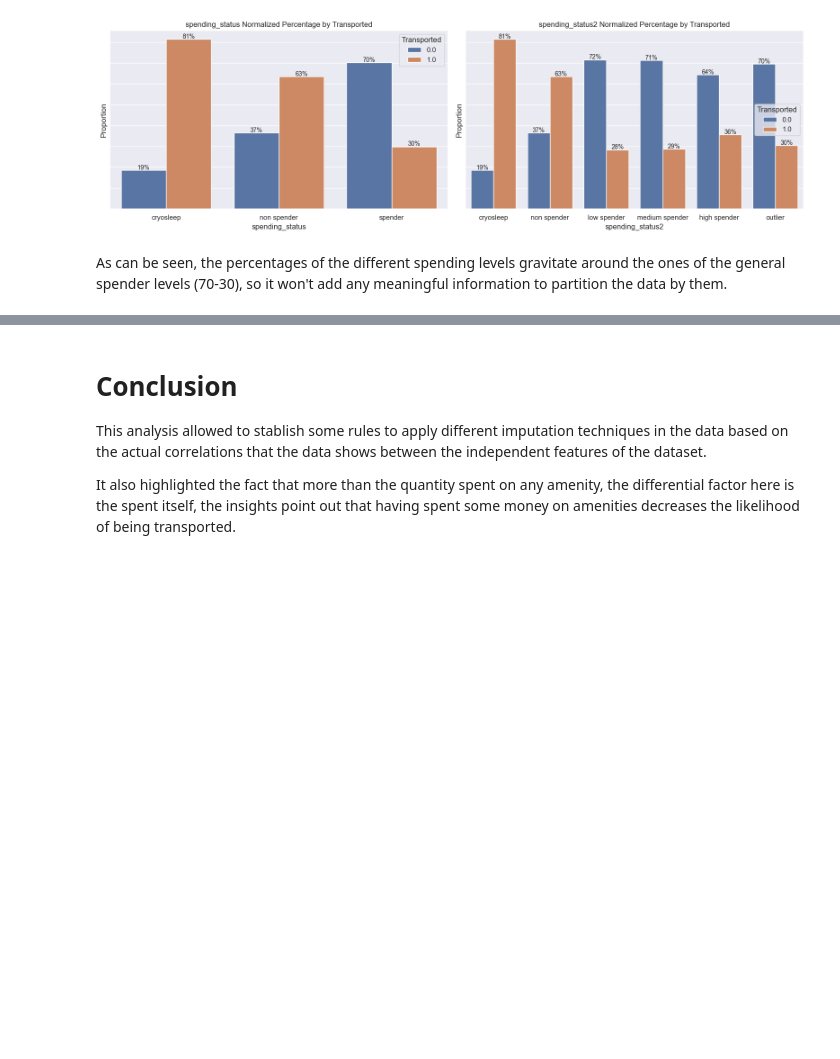
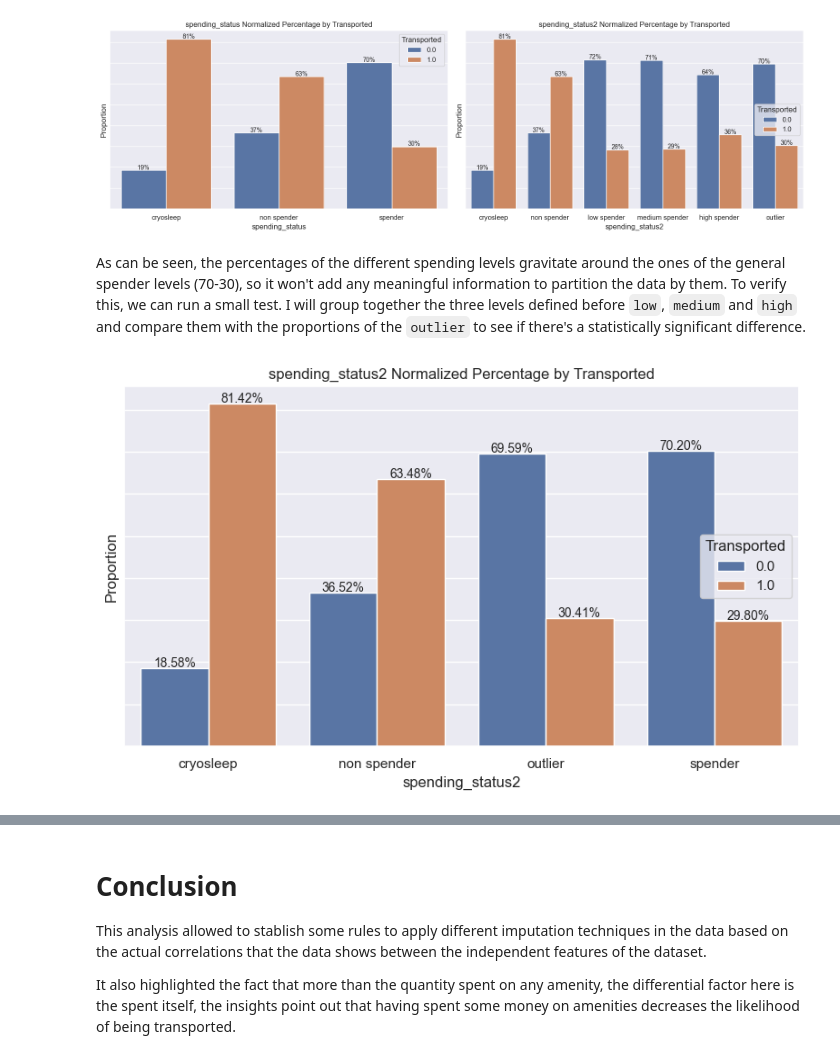
Before and after one commit to dato6091/space_titanic, a Jupyter notebook: Feature correlation exploration.ipynb, the cells around one changed output, grey strips where cells are left out. Cells and saved outputs as stored; diff of their text form; code cells hidden in the pictures; blank space fills up the shorter version.

```diff
--- a/Feature correlation exploration.ipynb
+++ b/Feature correlation exploration.ipynb
@@ -582,12 +659,16 @@ As with `VIP`, the `Age` column does not exhibit any strong correlation with oth
 # %%
 def impute_age_nulls(df: pd.DataFrame) -> pd.DataFrame:
     """
-    Imputes missing values for the Age column with the median value from the input data frame.
+    Imputes missing values for the 'Age' column with the median value from the input data frame.
     Creates a new column 'AgeMissing' to flag missing values.
-    Creates a new column 'AgeGroup' to bin ages into groups of 10 years (labeled 0-7).
+    Creates a new column 'AgeGroup' with four groups:
+        - 0: Babies (Age == 0)
+        - 1: Children/Teens (1 ≤ Age ≤ 17)
+        - 2: Young Adults (18 ≤ Age ≤ 40)
+        - 3: Adults (34+)
 
     Args:
-        - input_df (pd.DataFrame): The input data frame with the missing values of 'Age'.
+        - df (pd.DataFrame): The input data frame with the missing values of 'Age'.
 
     Returns:
         - pd.DataFrame: A new data frame with missing values imputed and new columns added.
@@ -600,11 +681,26 @@ def impute_age_nulls(df: pd.DataFrame) -> pd.DataFrame:
 
     # Impute missing values with the median
     df_copy['Age'] = df_copy['Age'].fillna(median_age)
-    df_copy['AgeGroup'] = df_copy['Age'].apply(lambda x: str(int(x // 10)))
-    age_categories = [str(i) for i in range(0, 8)]  # Age groups 0-7
+
+    # Define age groups
+    def age_grouping(age):
+        if age == 0:
+            return "0"  # Babies
+        elif 1 <= age <= 17:
+            return "1"  # Children/Teens
+        elif 18 <= age <= 39:
+            return "2"  # Young Adults
+        else:
+            return "3"  # Adults
+
+    # Apply the age grouping
+    df_copy['AgeGroup'] = df_copy['Age'].apply(age_grouping)
 
     # Convert to an ordered categorical variable
+    age_categories = ["0", "1", "2", "3"]
     df_copy['AgeGroup'] = pd.Categorical(df_copy['AgeGroup'], categories=age_categories, ordered=True)
+
+    # Drop the original 'Age' column
     df_copy.drop(columns='Age', inplace=True)
 
     return df_copy
@@ -815,6 +911,12 @@ plot_normalized_percentages(imputed_df, ['spending_status', 'spending_status2'],
 # %% [output]
 [figure]
 # %% [markdown]
-As can be seen, the percentages of the different spending levels gravitate around the ones of the general spender levels (70-30), so it won't add any meaningful information to partition the data by them.
+As can be seen, the percentages of the different spending levels gravitate around the ones of the general spender levels (70-30), so it won't add any meaningful information to partition the data by them. To verify this, we can run a small test. I will group together the three levels defined before `low`, `medium` and `high` and compare them with the proportions of the `outlier` to see if there's a statistically significant difference.
-# %%
-imputed_df.drop(columns='spending_status2', inplace=True)
+# %%
+imputed_df["spending_status2"] = imputed_df["spending_status2"].map(
+    lambda x: "spender" if x in ["low spender", "medium spender", "high spender"] else x
+)
+# %%
+plot_normalized_percentages(imputed_df, ['spending_status2'], 'Transported', figsize=(8, 5), label_format='.2f')
+# %% [output]
+[figure, added]
```
Also changed, not shown: parts of 19 cells of this notebook, 1 other file.
